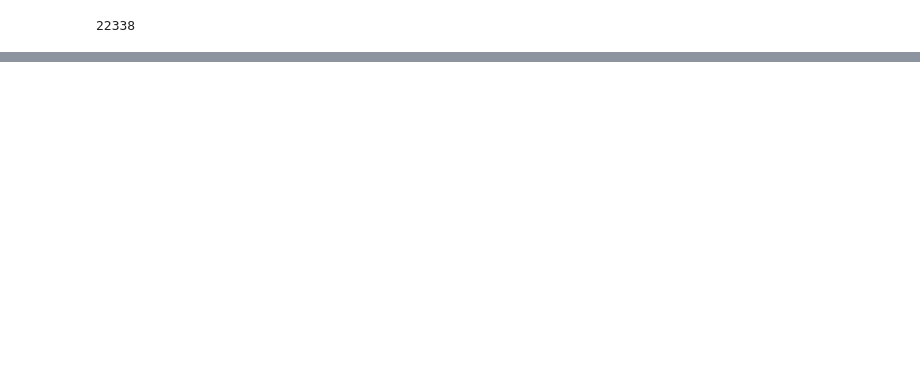
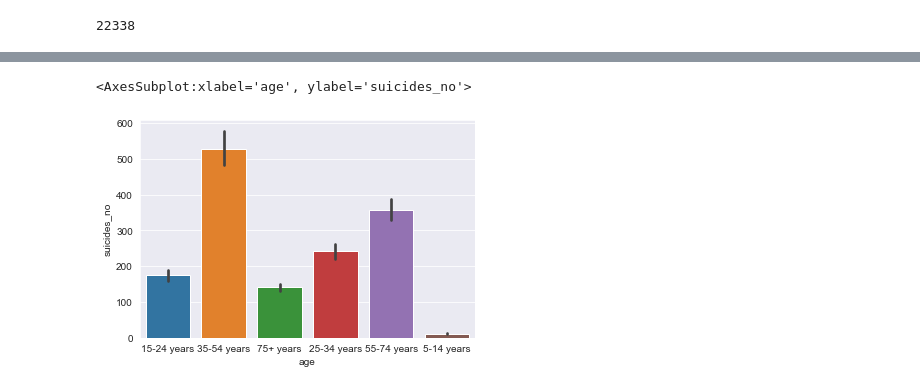
Before and after one commit to michalf84/MIT, a Jupyter notebook: 2. Python For Data Science/Practice case study/Suicide/Michal Suicide rates.ipynb, the cells around one changed output, grey strips where cells are left out. Cells and saved outputs as stored; diff of their text form; code cells hidden in the pictures; blank space fills up the shorter version.

```diff
--- a/2. Python For Data Science/Practice case study/Suicide/Michal Suicide rates.ipynb
+++ b/2. Python For Data Science/Practice case study/Suicide/Michal Suicide rates.ipynb
@@ -23,0 +244,5 @@ df[a]
+# %%
+sns.barplot(x='age', y='suicides_no',data=df)
+# %% [output]
+<AxesSubplot:xlabel='age', ylabel='suicides_no'>
+[figure, added]
```
Also changed, not shown: parts of 51 cells of this notebook, 5 other files.
